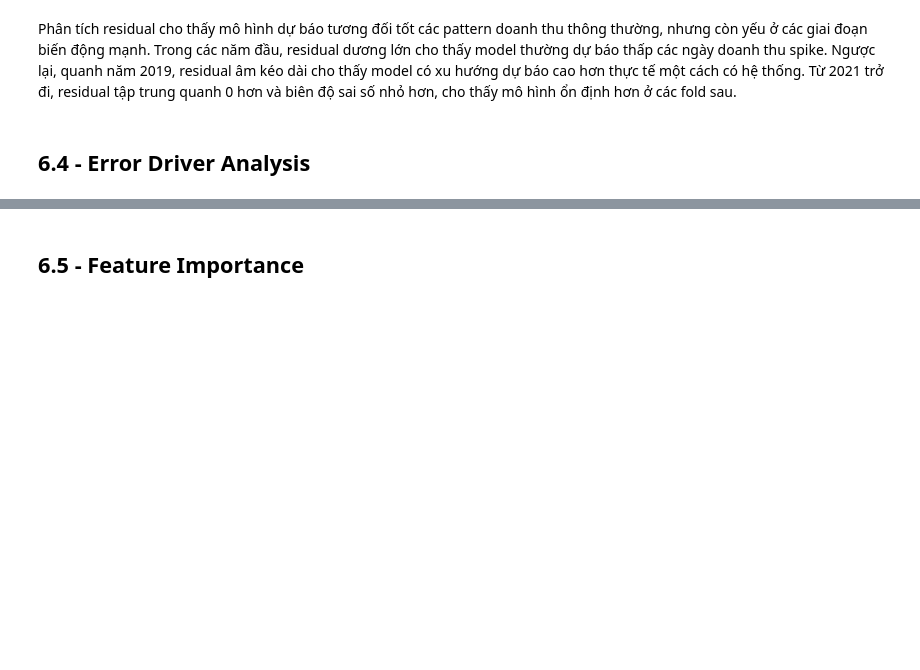
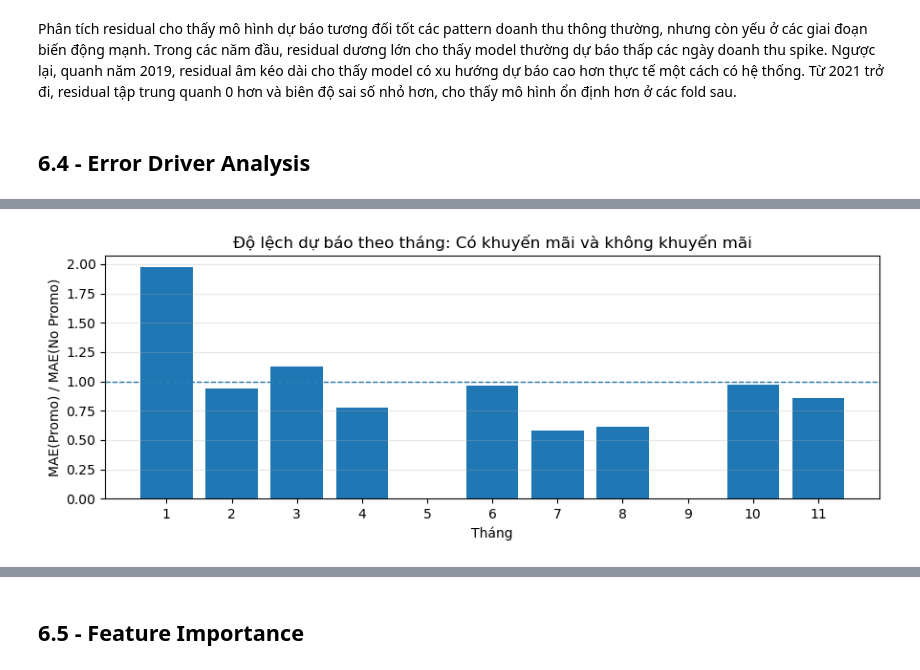
Before and after one commit to olweny06/Datathon-BIUS, a Jupyter notebook: notebooks/forecast.ipynb, the cells around one changed output, grey strips where cells are left out. Saved outputs shown, nothing was run; the diff lists cells and outputs as text; code cells hidden in the pictures; blank space fills up the shorter version.

```diff
--- a/notebooks/forecast.ipynb
+++ b/notebooks/forecast.ipynb
@@ -1577,0 +1451,23 @@ Sau khi phân tích residual, nhóm nhận thấy các lỗi lớn tập trung
+# %%
+# Promo Error Lift by Month
+lift_df = plot_df.copy()
+lift_df["promo_error_lift"] = lift_df["Promo"] / lift_df["No Promo"]
+
+fig, ax = plt.subplots(figsize=(9, 3.5))
+
+ax.bar(
+    lift_df.index.astype(str),
+    lift_df["promo_error_lift"]
+)
+
+ax.axhline(1.0, linestyle="--", linewidth=1)
+
+ax.set_title("Độ lệch dự báo theo tháng: Có khuyến mãi và không khuyến mãi")
+ax.set_xlabel("Tháng")
+ax.set_ylabel("MAE(Promo) / MAE(No Promo)")
+ax.grid(axis="y", alpha=0.3)
+
+plt.tight_layout()
+plt.show()
+# %% [output]
+[figure, added]
```
Also changed, not shown: parts of 25 cells of this notebook.
